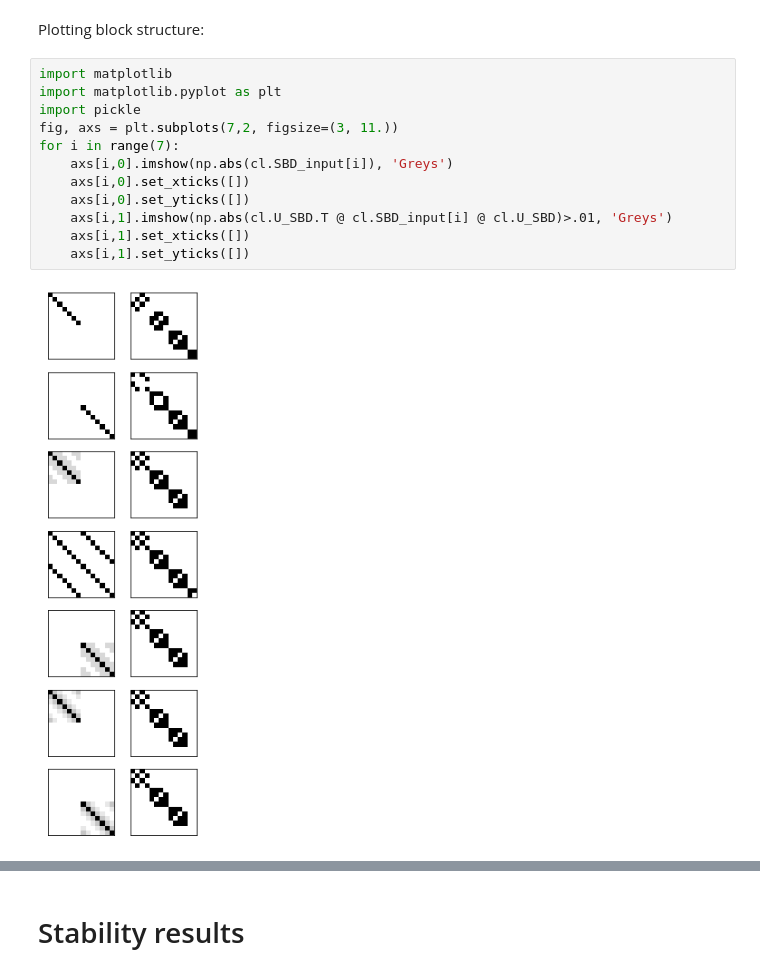
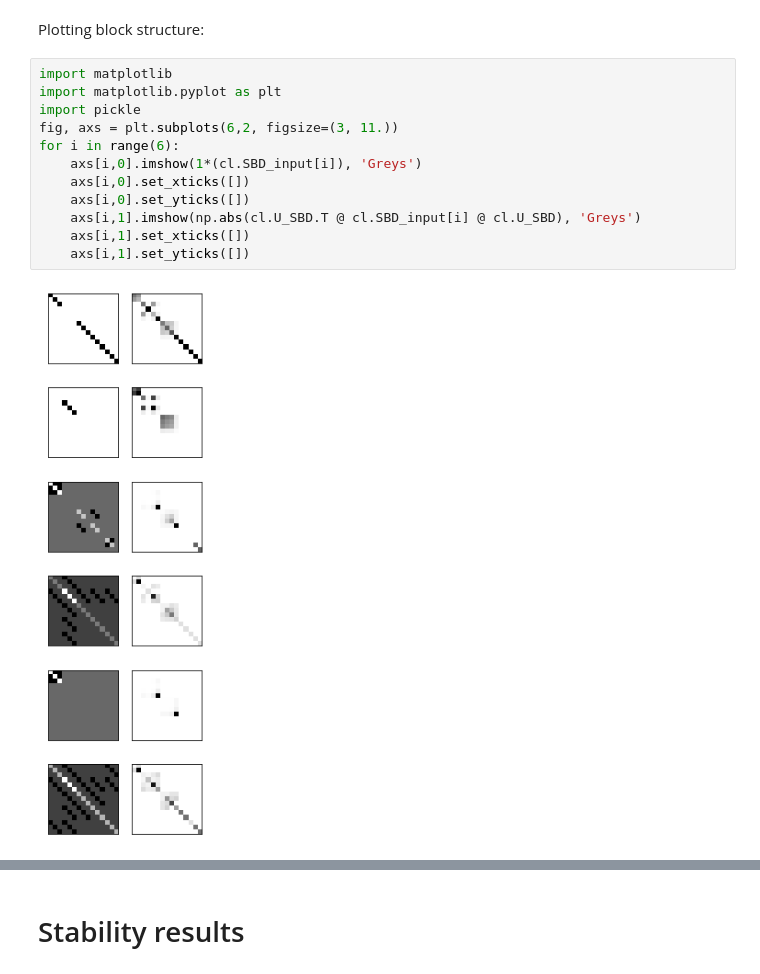
Before and after one commit to asalova/hypergraph-cluster-sync, a Jupyter notebook: plots.ipynb, the cells around one changed output, grey strips where cells are left out. Drawn from its saved outputs; the diff is of its cells as text.

```diff
--- a/plots.ipynb
+++ b/plots.ipynb
@@ -37,14 +87,14 @@ Plotting block structure:
 # %%
 import matplotlib
 import matplotlib.pyplot as plt
 import pickle
-fig, axs = plt.subplots(7,2, figsize=(3, 11.))
-for i in range(7):
-    axs[i,0].imshow(np.abs(cl.SBD_input[i]), 'Greys')
+fig, axs = plt.subplots(6,2, figsize=(3, 11.))
+for i in range(6):
+    axs[i,0].imshow(1*(cl.SBD_input[i]), 'Greys')
     axs[i,0].set_xticks([])
     axs[i,0].set_yticks([])
-    axs[i,1].imshow(np.abs(cl.U_SBD.T @ cl.SBD_input[i] @ cl.U_SBD)>.01, 'Greys')
+    axs[i,1].imshow(np.abs(cl.U_SBD.T @ cl.SBD_input[i] @ cl.U_SBD), 'Greys')
     axs[i,1].set_xticks([])
     axs[i,1].set_yticks([])
 # %% [output]
-[figure, old version]
+[figure, new version]
```
Also changed, not shown: parts of 36 cells of this notebook, 22 other files.
